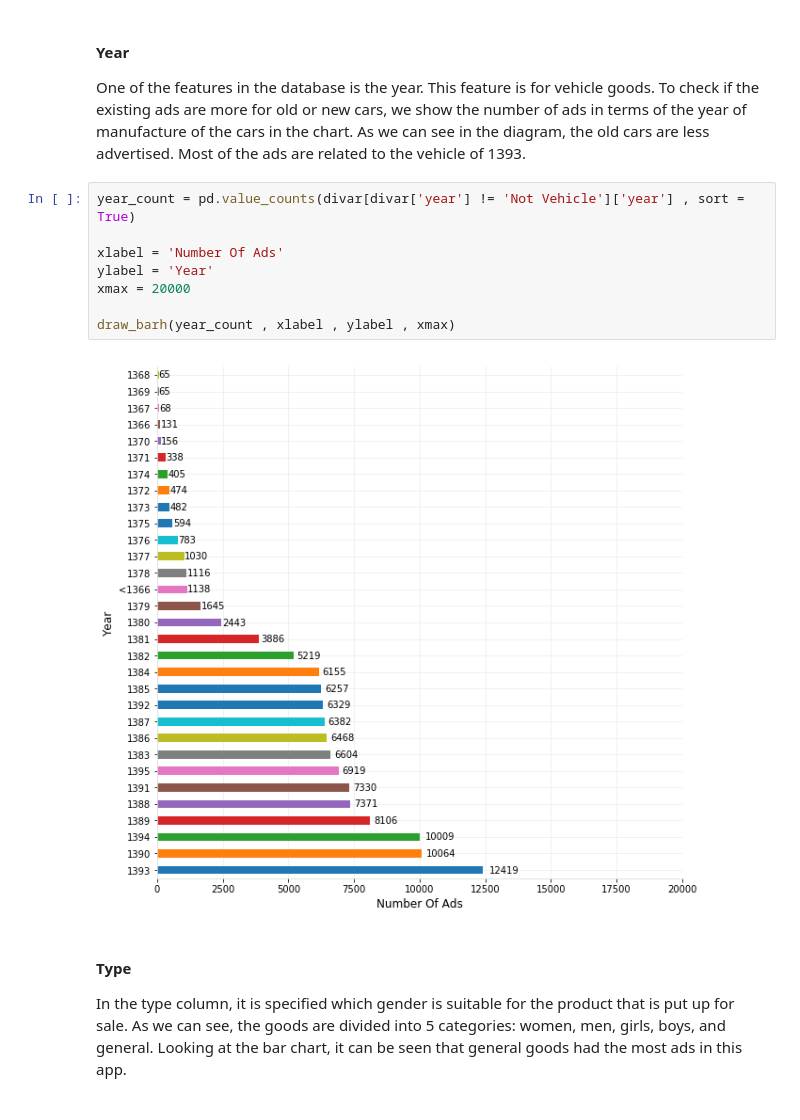
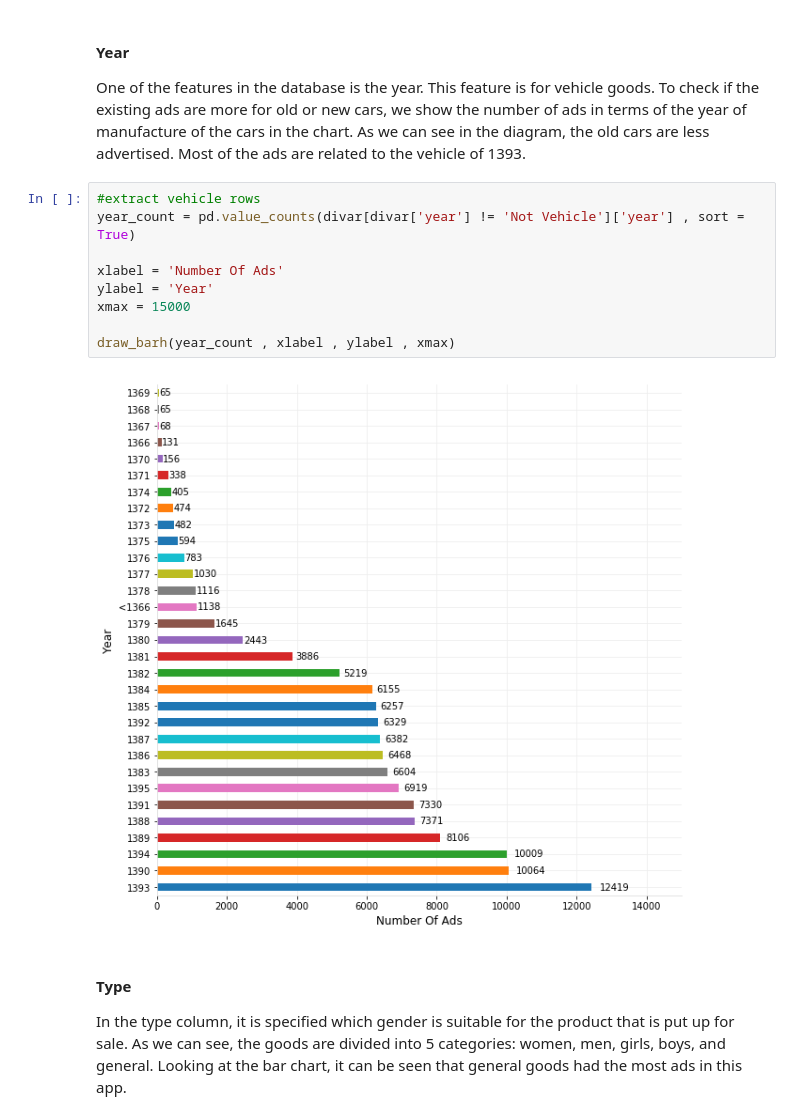
Before and after one commit to ParisaKhazaee/Data-visualization, a Jupyter notebook: DivarVisualization.ipynb, the cells around one changed output. Cells and saved outputs as stored; diff of their text form.

```diff
--- a/DivarVisualization.ipynb
+++ b/DivarVisualization.ipynb
@@ -178,15 +194,16 @@ plt.scatter(divar['price'] , divar['mileage'])
 
 One of the features in the database is the year. This feature is for vehicle goods. To check if the existing ads are more for old or new cars, we show the number of ads in terms of the year of manufacture of the cars in the chart. As we can see in the diagram, the old cars are less advertised. Most of the ads are related to the vehicle of 1393.
 # %%
+#extract vehicle rows
 year_count = pd.value_counts(divar[divar['year'] != 'Not Vehicle']['year'] , sort = True)
 
 xlabel = 'Number Of Ads'
 ylabel = 'Year'
-xmax = 20000
+xmax = 15000
 
 draw_barh(year_count , xlabel , ylabel , xmax)
 # %% [output]
-[figure, old version]
+[figure, new version]
 # %% [markdown]
 #### Type
 
```
Also changed, not shown: parts of 22 cells of this notebook.
